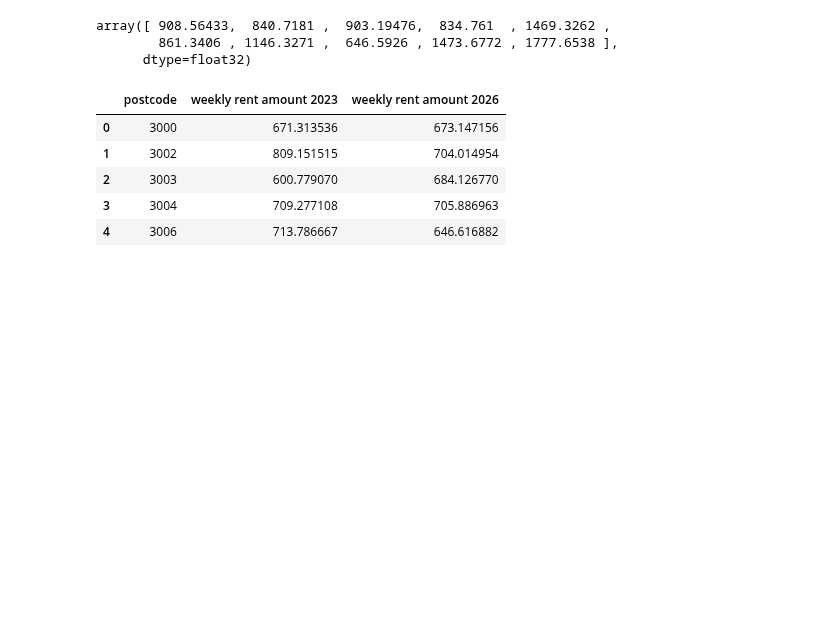
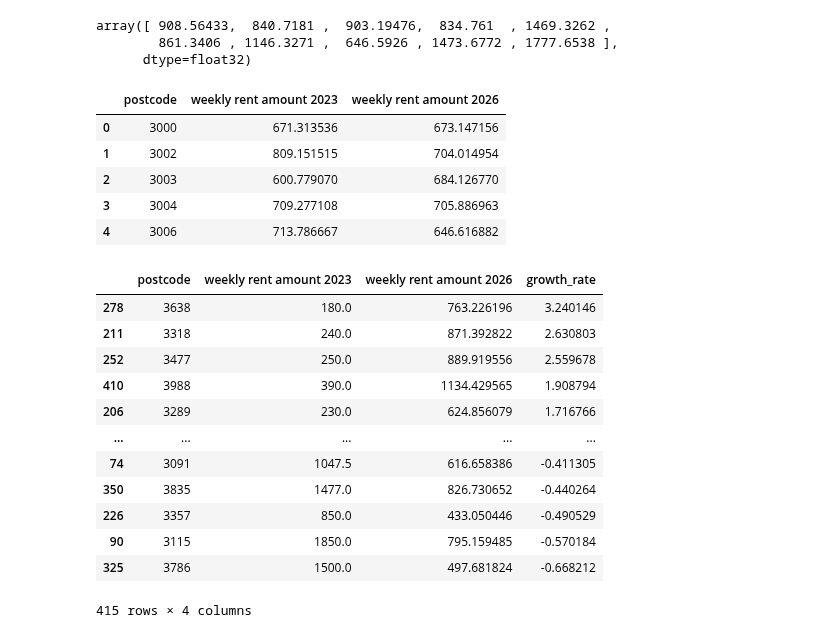
Before and after one commit to stephenmarcou/Real-Estate-Industry-Project, a Jupyter notebook: notebooks/q2_modelling.ipynb, the cells around one changed output. Cells and saved outputs as stored; diff of their text form; code cells hidden in the pictures; blank space fills up the shorter version.

```diff
--- a/notebooks/q2_modelling.ipynb
+++ b/notebooks/q2_modelling.ipynb
@@ -199,5 +199,23 @@ agg_data.head()
 | 2 | 3003 | 600.779070 | 684.126770 |
 | 3 | 3004 | 709.277108 | 705.886963 |
 | 4 | 3006 | 713.786667 | 646.616882 |
+# %%
+agg_data["growth_rate"] = agg_data["weekly rent amount 2026"] / agg_data["weekly rent amount 2023"] - 1
+# %%
+agg_data.sort_values(by=['growth_rate'], ascending=False)
+# %% [output]
+|  | postcode | weekly rent amount 2023 | weekly rent amount 2026 | growth_rate |
+| 278 | 3638 | 180.0 | 763.226196 | 3.240146 |
+| 211 | 3318 | 240.0 | 871.392822 | 2.630803 |
+| 252 | 3477 | 250.0 | 889.919556 | 2.559678 |
+| 410 | 3988 | 390.0 | 1134.429565 | 1.908794 |
+| 206 | 3289 | 230.0 | 624.856079 | 1.716766 |
+| ... | ... | ... | ... | ... |
+| 74 | 3091 | 1047.5 | 616.658386 | -0.411305 |
+| 350 | 3835 | 1477.0 | 826.730652 | -0.440264 |
+| 226 | 3357 | 850.0 | 433.050446 | -0.490529 |
+| 90 | 3115 | 1850.0 | 795.159485 | -0.570184 |
+| 325 | 3786 | 1500.0 | 497.681824 | -0.668212 |
+415 rows × 4 columns
 # %%
 agg_data.to_csv("../data/curated/weekly_rent_2023_and_2026.csv", index=False)
```
Also changed, not shown: 3 other files.
